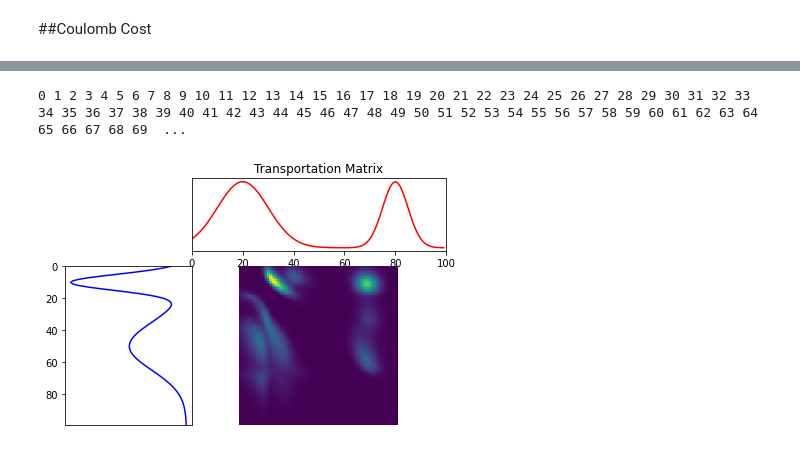
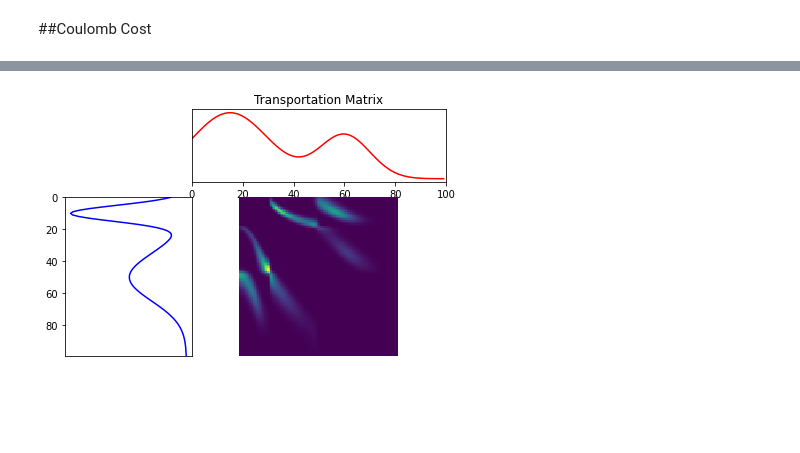
Before and after one commit to ramanakshay/Optimal-Transport, a Jupyter notebook: notebooks/multi_marginal_ot.ipynb, the cells around one changed output, grey strips where cells are left out. Drawn from its saved outputs; the diff is of its cells as text; code cells hidden in the pictures; blank space fills up the shorter version.

```diff
--- a/notebooks/multi_marginal_ot.ipynb
+++ b/notebooks/multi_marginal_ot.ipynb
@@ -195,11 +169,9 @@ print(C.shape)
+# %%
+P = auto_sinkhorn(A,C,1e-3,1e-6)
+# P = sinkhorn(A,C,1e-3,100)
+# Pold = sinkhorn_old(A,C,1e-3,100)
 # %%
-P = sinkhorn(A,C,1e-3,100)
-# Pxz = np.sum(P,axis = 0)
-# ot.plot.plot1D_mat(A[1], A[2], Pxz, 'Transportation Matrix')
+Pm = np.sum(P,axis = 2)
+ot.plot.plot1D_mat(A[0], A[1], Pm, 'Transportation Matrix')
 # %% [output]
-0 1 2 3 4 5 6 7 8 9 10 11 12 13 14 15 16 17 18 19 20 21 22 23 24 25 26 27 28 29 30 31 32 33 34 35 36 37 38 39 40 41 42 43 44 45 46 47 48 49 50 51 52 53 54 55 56 57 58 59 60 61 62 63 64 65 66 67 68 69  ...
+[figure, added]
-# %%
-Pxz = np.sum(P,axis = (1,3))
-ot.plot.plot1D_mat(A[0], A[2], Pxz, 'Transportation Matrix')
-# %% [output]
-[figure, removed]
```
Also changed, not shown: parts of 13 cells of this notebook.
